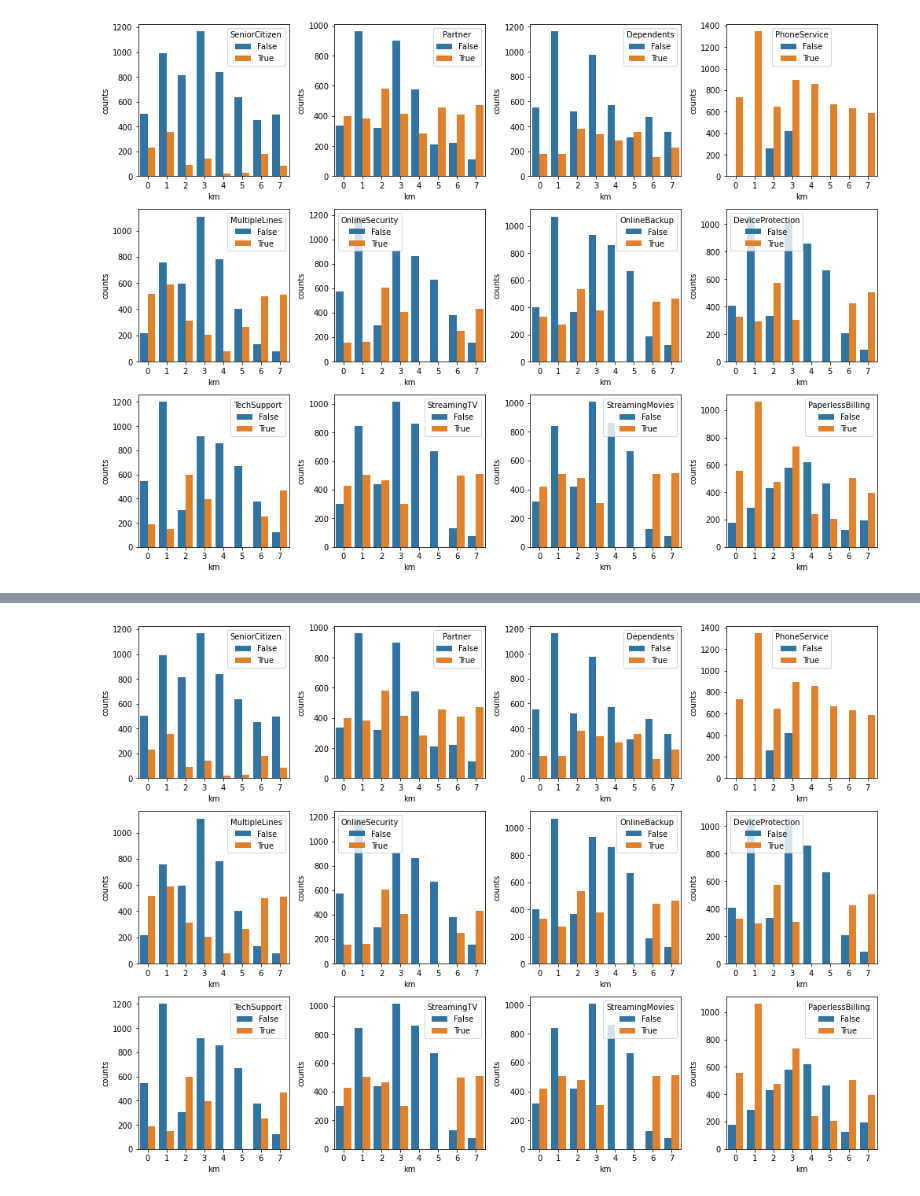
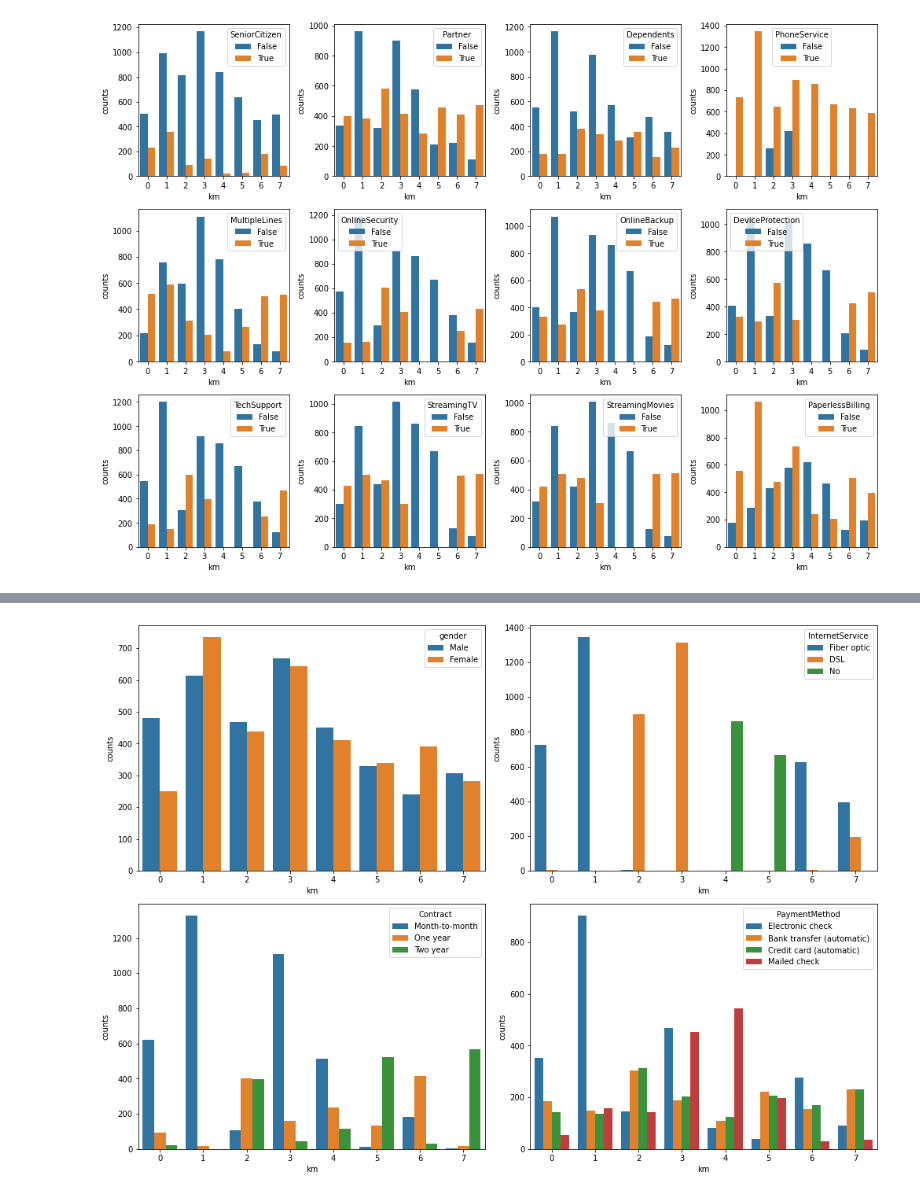
Before and after one commit to Jeff-ChenFan-Wang/TelecomChurnAnalysis, a Jupyter notebook: EDA.ipynb, the cells around one changed output, grey strips where cells are left out. Drawn from its saved outputs; the diff is of its cells as text; code cells hidden in the pictures.

```diff
--- a/EDA.ipynb
+++ b/EDA.ipynb
@@ -422,14 +464,14 @@ plt.tight_layout()
 # %%
-r,c = get_subplot_dim(bin_cols.shape[0])
+r,c = get_subplot_dim(cat_cols.shape[0])
 fig,ax = plt.subplots(r,c,figsize=(14,10))
-for col, subplot in zip(bin_cols,ax.flatten()):
+for col, subplot in zip(cat_cols,ax.flatten()):
     sns.barplot(
         data=(
             full_data.groupby('km')[col].value_counts()
             .rename('counts').reset_index()
         ),
         x='km',y='counts',hue=col,ax=subplot
     )
 plt.tight_layout()
 # %% [output]
-[figure, old version]
+[figure, new version]
```
Also changed, not shown: parts of 8 cells of this notebook, 3 other files.
